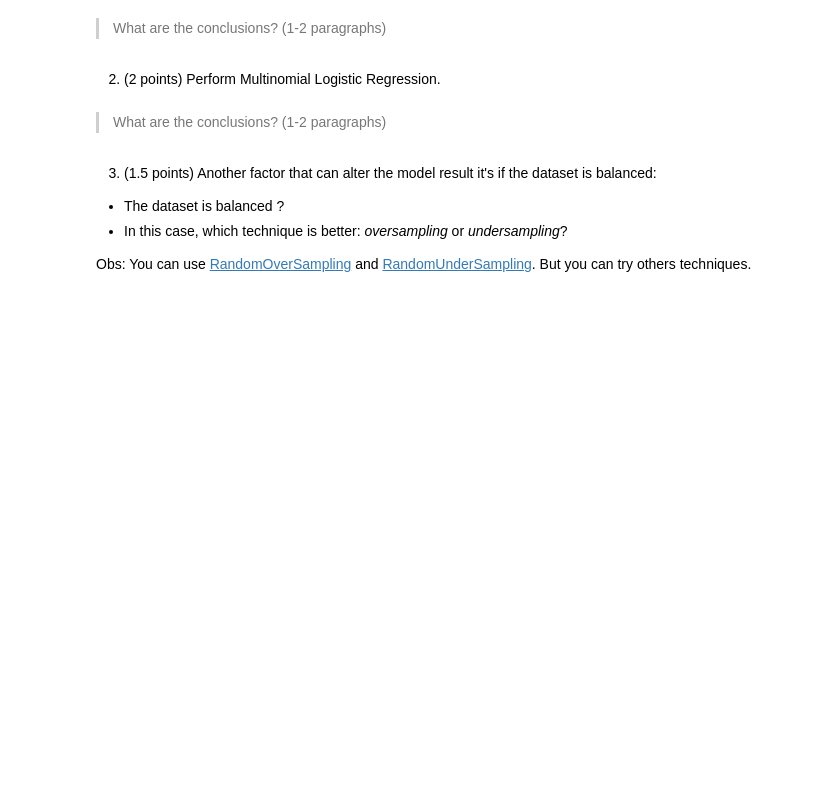
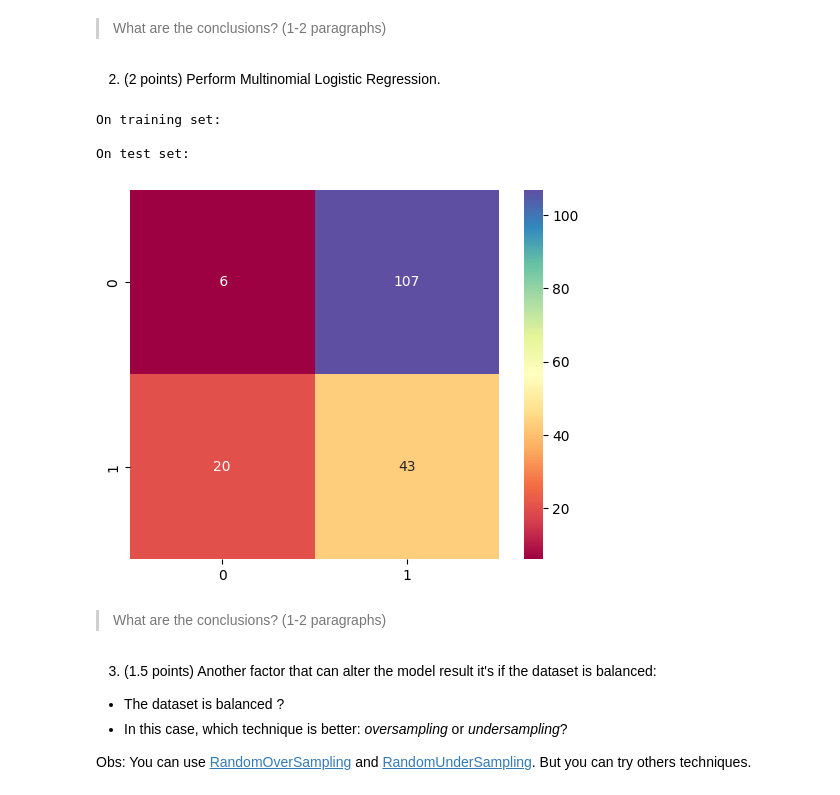
Before and after one commit to DanielGardin/MO444, a Jupyter notebook: T2_Classical_Techniques.ipynb, the cells around one changed output. Drawn from its saved outputs; the diff is of its cells as text; code cells hidden in the pictures; blank space fills up the shorter version.

```diff
--- a/T2_Classical_Techniques.ipynb
+++ b/T2_Classical_Techniques.ipynb
@@ -510,3 +524,18 @@ array([0.06841091, 0.01406529, 0.03727406, 0.        , 0.05435599,
+# %%
+correlated_labels = X.columns.values[correlation > CORR_THRESHOLD]
+
+X_train = X_train[correlated_labels].to_numpy()
+X_val   = X_val[correlated_labels].to_numpy()
+X_test  = X_test[correlated_labels].to_numpy()
+
+y_train = y_train.to_numpy()
+y_val   = y_val.to_numpy()
+y_test  = y_test.to_numpy()
+
+standardization = ZScore()
+X_train = standardization.fit_transform(X_train)
+X_val   = standardization.transform(X_val)
+X_test  = standardization.transform(X_test)
 # %% [markdown]
 > What are the conclusions? (1-2 paragraphs)
 # %% [markdown]
@@ -516,3 +543,38 @@ array([0.06841091, 0.01406529, 0.03727406, 0.        , 0.05435599,
+# %%
+# TODO: Logistic Regression. You can use scikit-learn libraries.
+from sklearn.linear_model import LogisticRegression
+from sklearn.metrics import log_loss
+
+model = LogisticRegression()
+
+model.fit(X_train, y_train)
+
+def confusion_matrix(y_true, y_pred):
+    y_pred = np.where(y_pred < 0.5, 1, 0)
+
+    matrix = np.zeros((2,2))
+
+    for i in range(len(y_true)):
+        matrix[y_true[i], y_pred[i]] += 1
+
+    return matrix
+
+
+
+
+print('\nOn training set:')
+y_pred = model.predict(X_train)
+
+sns.heatmap(confusion_matrix(y_train,y_pred), cmap='Spectral', annot=True, fmt='2.0f', square=True)
+plt.plot()
+
+print('\nOn test set:')
+y_pred = model.predict(X_test)
+# %% [output]
+On training set:
+
+On test set:
+[figure, added]
 # %% [markdown]
 > What are the conclusions? (1-2 paragraphs)
 # %% [markdown]
```
Also changed, not shown: parts of 12 cells of this notebook.
